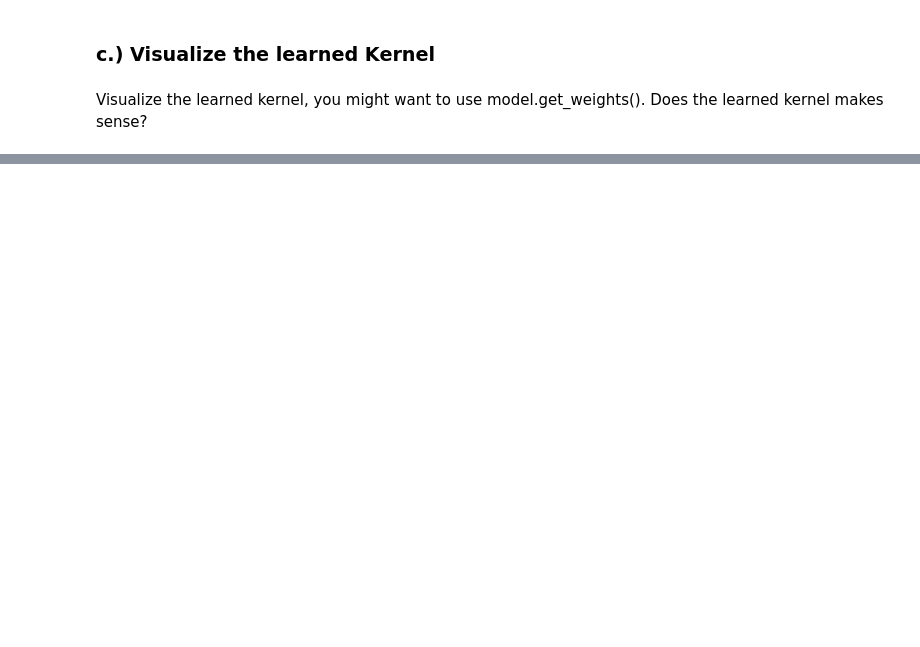
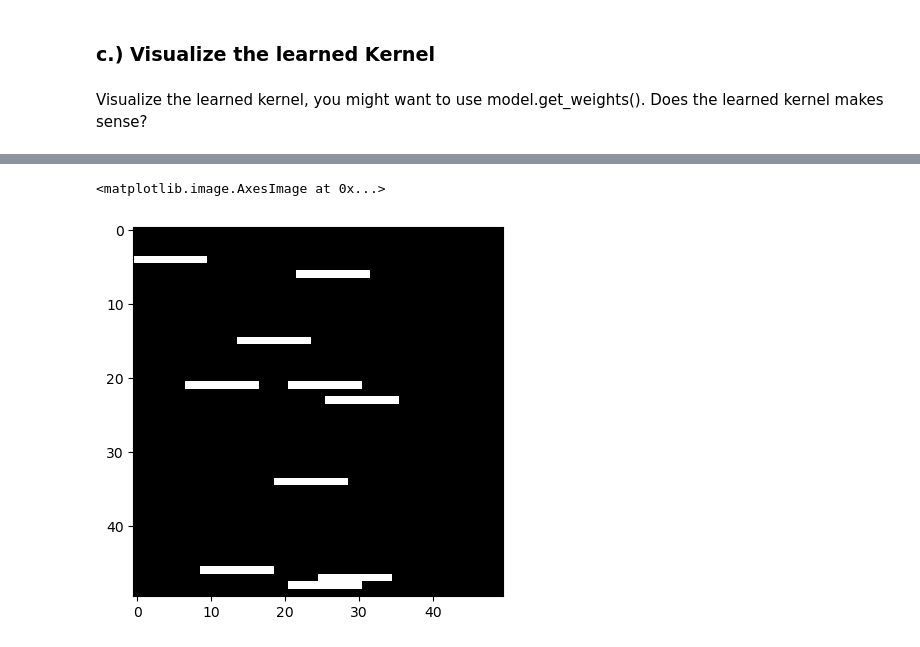
Before and after one commit to flnat/DeepLearning, a Jupyter notebook: Blatt_2/Edgelovers.ipynb, the cells around one changed output, grey strips where cells are left out. Cells and saved outputs as stored; diff of their text form; code cells hidden in the pictures; blank space fills up the shorter version.

```diff
--- a/Blatt_2/Edgelovers.ipynb
+++ b/Blatt_2/Edgelovers.ipynb
@@ -164,0 +168,5 @@ plt.show()
+# %%
+plt.imshow(x_test[1, :, :, :], cmap="gray")
+# %% [output]
+<matplotlib.image.AxesImage at 0x...>
+[figure, added]
```
Also changed, not shown: parts of 11 cells of this notebook, 1 other file.
